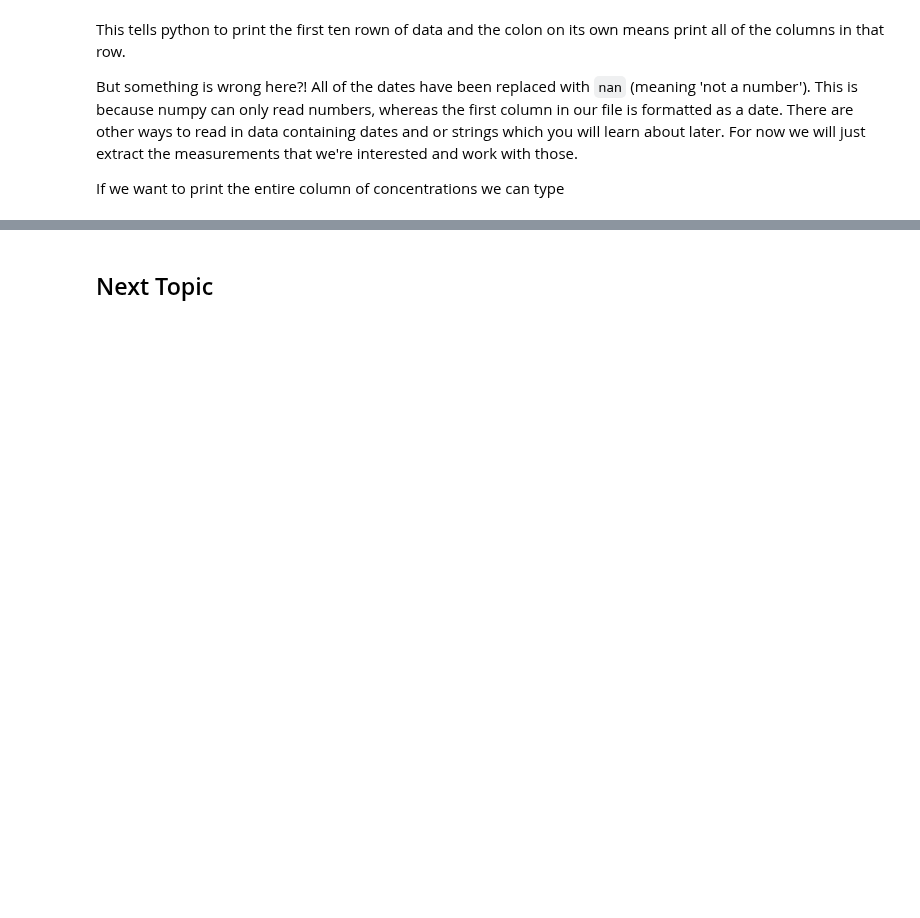
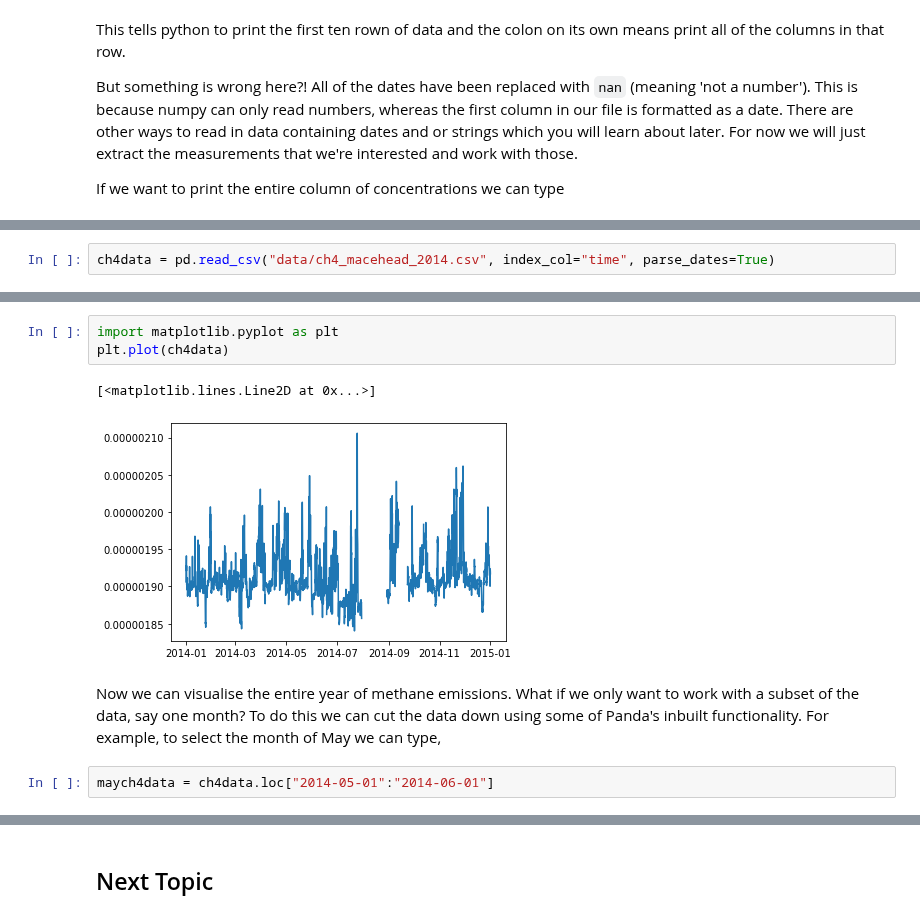
Before and after one commit to rt17603/acrg_tutorial, a Jupyter notebook: functionsandnumpy.ipynb, the cells around one changed output, grey strips where cells are left out. Cells and saved outputs as stored; diff of their text form; blank space fills up the shorter version.

Commit message:
New pandas section in functionsandnumpy

```diff
--- a/functionsandnumpy.ipynb
+++ b/functionsandnumpy.ipynb
@@ -151,0 +153,2 @@ print(ch4array[:,1])
+# %%
+ch4data = pd.read_csv("data/ch4_macehead_2014.csv", index_col="time", parse_dates=True)
@@ -151,0 +178,13 @@ print(ch4array[:,1])
+# %%
+import matplotlib.pyplot as plt
+plt.plot(ch4data)
+# %% [output]
+[<matplotlib.lines.Line2D at 0x...>]
+[figure, added]
+# %% [markdown]
+Now we can visualise the entire year of methane emissions.
+What if we only want to work with a subset of the data, say one month?
+To do this we can cut the data down using some of Panda's inbuilt functionality.
+For example, to select the month of May we can type,
+# %%
+maych4data = ch4data.loc["2014-05-01":"2014-06-01"]
```
Also changed, not shown: parts of 20 cells of this notebook.
